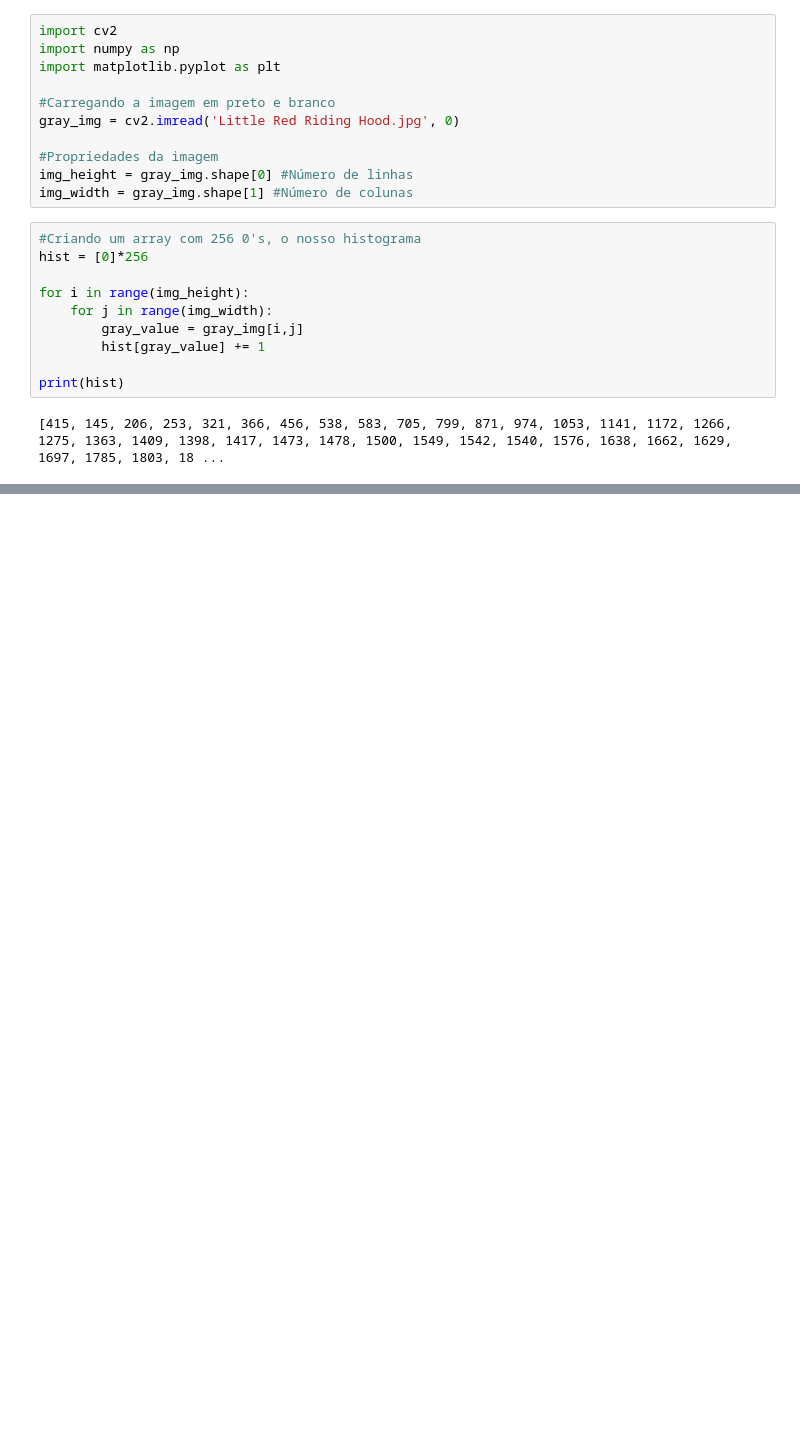
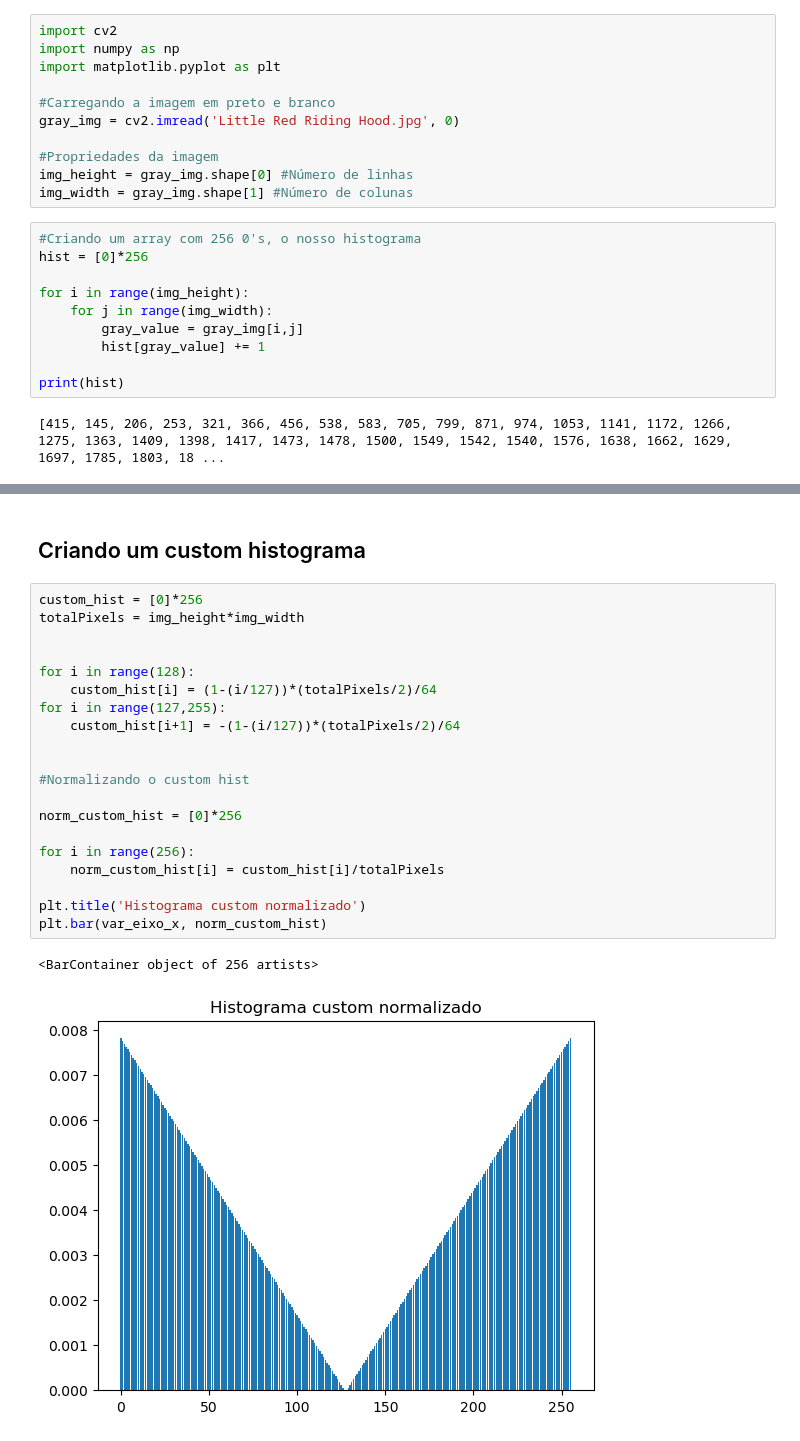
Before and after one commit to RaulMartino/Cefet, a Jupyter notebook: Processamento de Imagens/Rascunho pra estudo.ipynb, the cells around one changed output, grey strips where cells are left out. Drawn from its saved outputs; the diff is of its cells as text; blank space fills up the shorter version.

```diff
--- a/Processamento de Imagens/Rascunho pra estudo.ipynb
+++ b/Processamento de Imagens/Rascunho pra estudo.ipynb
@@ -63,0 +102,25 @@ plt.bar(var_eixo_x, ac_norm_hist)
+# %% [markdown]
+## Criando um custom histograma
+# %%
+custom_hist = [0]*256
+totalPixels = img_height*img_width
+
+
+for i in range(128):
+    custom_hist[i] = (1-(i/127))*(totalPixels/2)/64
+for i in range(127,255):
+    custom_hist[i+1] = -(1-(i/127))*(totalPixels/2)/64
+
+
+#Normalizando o custom hist
+
+norm_custom_hist = [0]*256
+
+for i in range(256):
+    norm_custom_hist[i] = custom_hist[i]/totalPixels
+
+plt.title('Histograma custom normalizado')
+plt.bar(var_eixo_x, norm_custom_hist)
+# %% [output]
+<BarContainer object of 256 artists>
+[figure, added]
```
Also changed, not shown: parts of 10 cells of this notebook.
